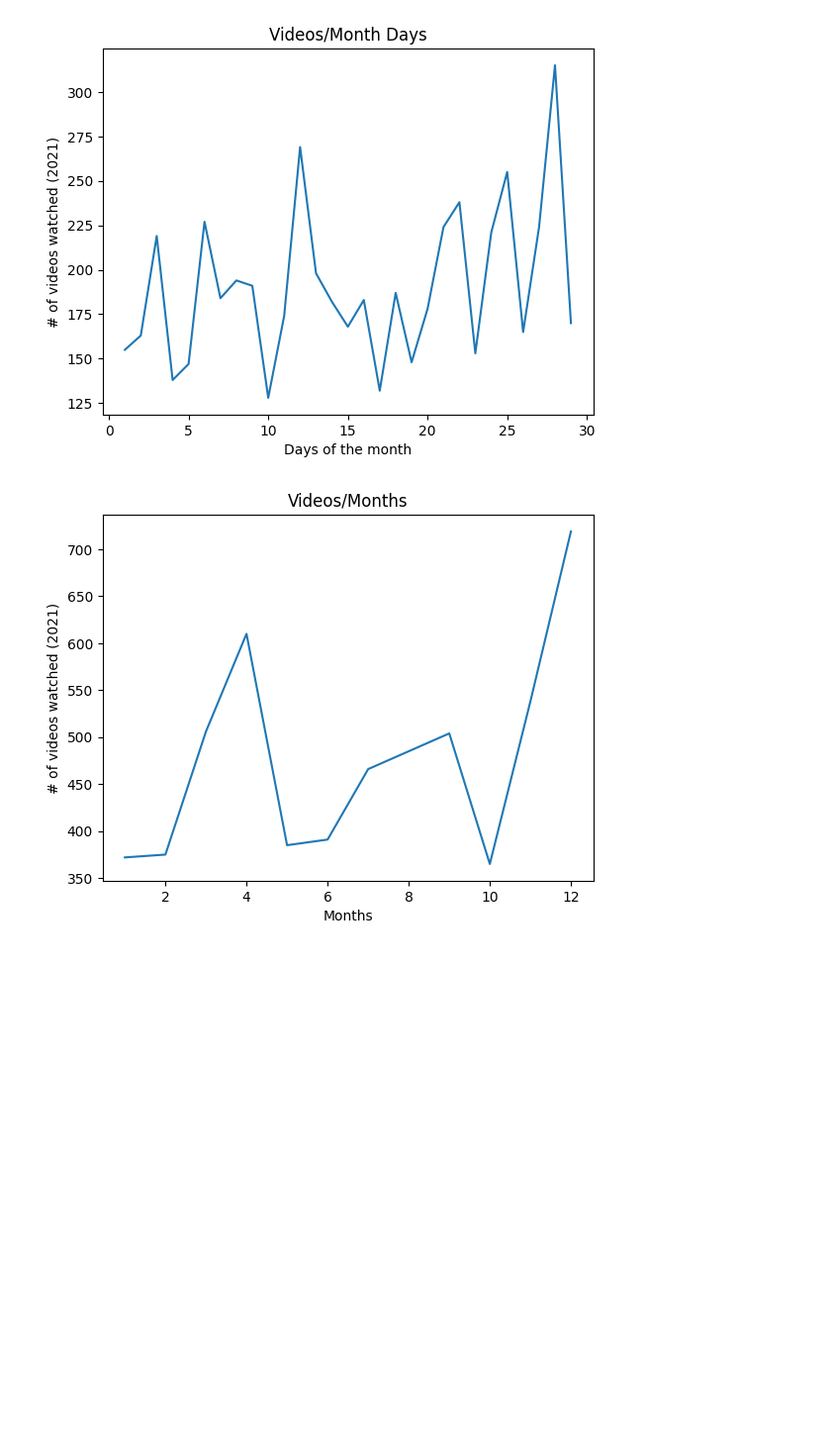
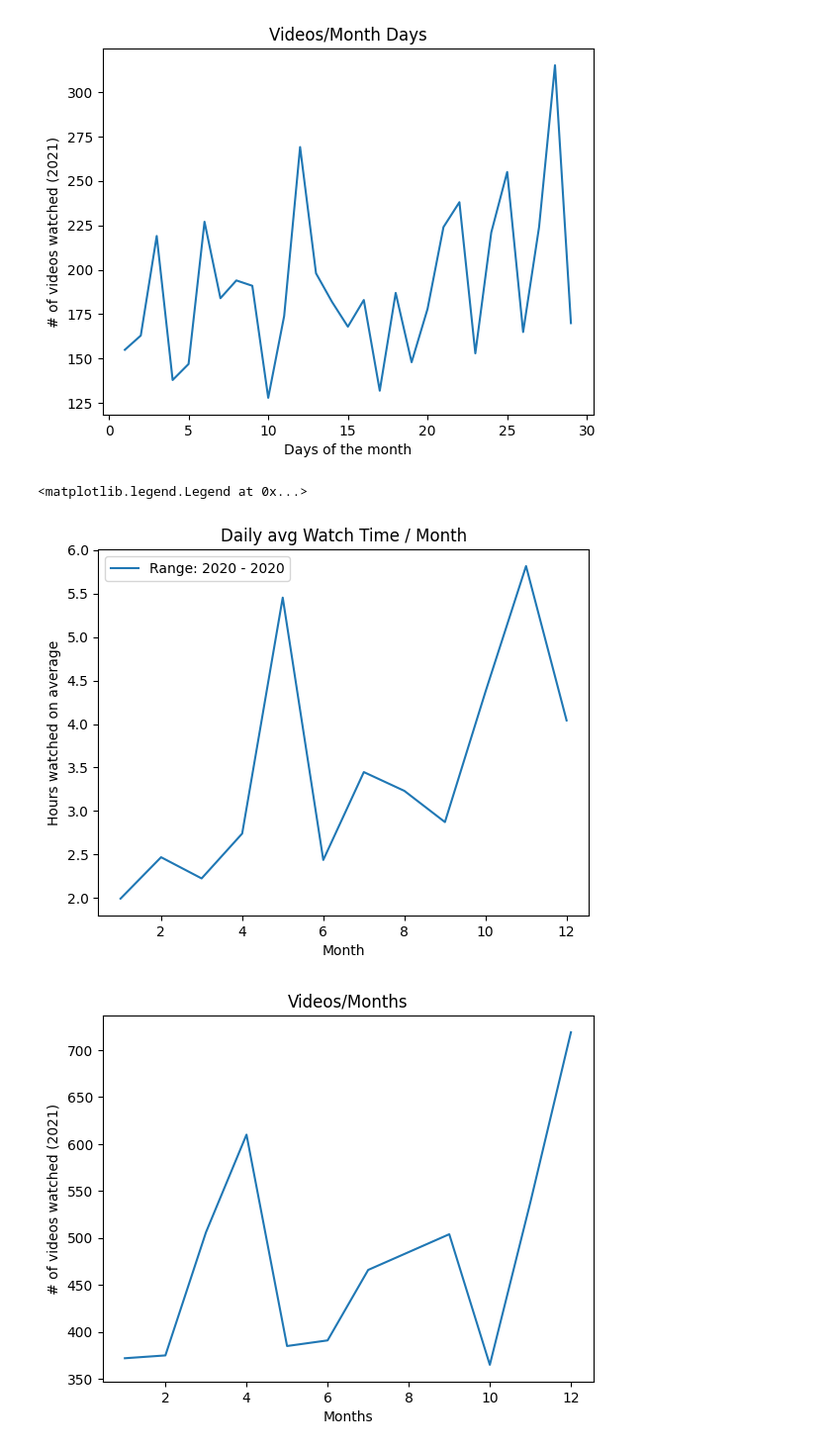
Before and after one commit to delaguardianick/Youtube-Watch-History-Statistics, a Jupyter notebook: Youtube_Analysis.ipynb, the cells around one changed output. Shown at 99% size. Drawn from its saved outputs; the diff is of its cells as text; code cells hidden in the pictures; blank space fills up the shorter version.

```diff
--- a/Youtube_Analysis.ipynb
+++ b/Youtube_Analysis.ipynb
@@ -58,6 +121,20 @@ videos_per_day_df
 plot = videos_per_day_df.plot(x="days_number", y="count", title='Videos/Month Days', xlabel="Days of the month", ylabel = videos_over_range_label).get_legend().remove()
 # %% [output]
 [figure]
+# %%
+wh_df['video_length_secs'] = wh_df['video_length_secs'].astype(int)
+videos_by_month = wh_df[["video_length_secs", "month_date"]]
+videos_by_month = videos_by_month.groupby("month_date").sum().reset_index()
+
+# is this correct? secs->mins->hours->hours/year->hours/day
+videos_by_month['hours_watched_avg'] = videos_by_month['video_length_secs'].apply(lambda x: x / (60*60*years_diff_date_range*30))
+# videos_by_hour
+# days_diff_date_range
+videos_by_month.plot(x="month_date", y="hours_watched_avg", title="Daily avg Watch Time / Month", xlabel = "Month", ylabel="Hours watched on average").legend([f"Range: {start_year} - {end_year}"])
+# weekdays_count_df.plot(x="day_of_week", y="hours_watched_avg", title="Avg Watch Time / Weekday", xlabel = "Weekdays", ylabel="Minutes watched on average").legend([f"Range: {start_year} - {end_year}"])
+# %% [output]
+<matplotlib.legend.Legend at 0x...>
+[figure, added]
 # %%
 # Count of videos per months
 videos_per_month_df = wh_df["month_date"].value_counts().rename_axis('months').reset_index(name='count').sort_values('months')
```
Also changed, not shown: parts of 8 cells of this notebook, 3 other files.
